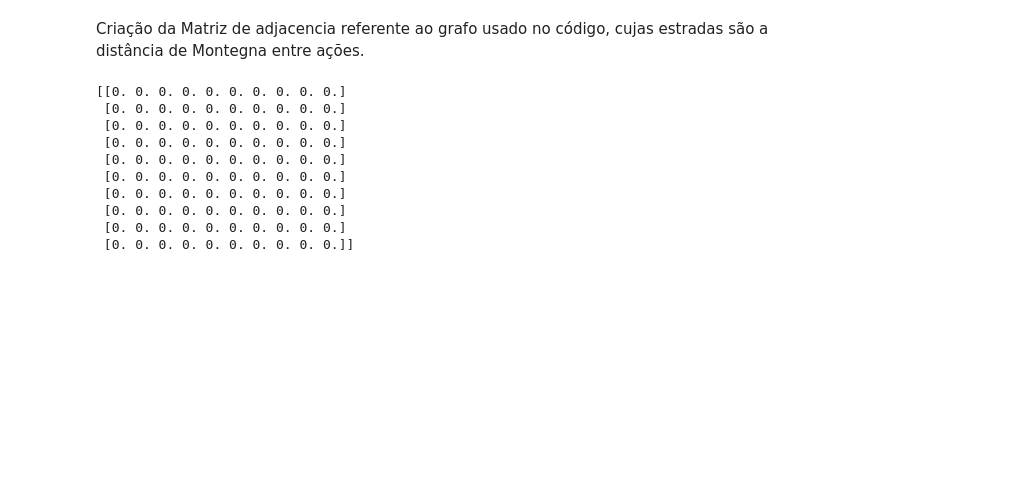
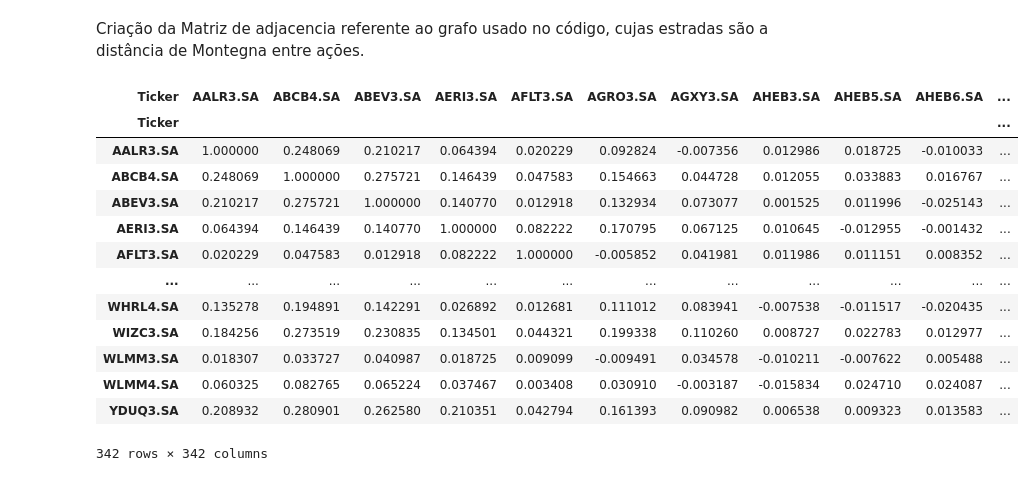
Before and after one commit to Marcos00758/Anti-crisis-stocks-using-graphs, a Jupyter notebook: Algoritimos.ipynb, the cells around one changed output. Saved outputs shown, nothing was run; the diff lists cells and outputs as text; code cells hidden in the pictures; blank space fills up the shorter version.

Commit message:
feat: matriz de pearson e mantegna

```diff
--- a/Algoritimos.ipynb
+++ b/Algoritimos.ipynb
@@ -28,16 +26,21 @@ $RAIZ4.SA: Data doesn't exist for startDate = 1199152800, endDate = 1767236400
 # %% [markdown]
 Criação da Matriz de adjacencia referente ao grafo usado no código, cujas estradas são a distância de Montegna entre ações.
 # %%
-matriz_inicio = np.zeros((10,10))
-print(matriz_inicio)
+#Criação da matriz cujas entradas são o coeficiente de pearson entre a variação logaritimica das ações não corrigidas pela inflação
+matriz_correlacoes = variacao_logaritma["Close"].corr(method="pearson")
+matriz_correlacoes
 # %% [output]
+| Ticker | AALR3.SA | ABCB4.SA | ABEV3.SA | AERI3.SA | AFLT3.SA | AGRO3.SA | AGXY3.SA | AHEB3.SA | AHEB5.SA | AHEB6.SA | ... |
+| Ticker |  |  |  |  |  |  |  |  |  |  | ... |
+| AALR3.SA | 1.000000 | 0.248069 | 0.210217 | 0.064394 | 0.020229 | 0.092824 | -0.007356 | 0.012986 | 0.018725 | -0.010033 | ... |
+| ABCB4.SA | 0.248069 | 1.000000 | 0.275721 | 0.146439 | 0.047583 | 0.154663 | 0.044728 | 0.012055 | 0.033883 | 0.016767 | ... |
+| ABEV3.SA | 0.210217 | 0.275721 | 1.000000 | 0.140770 | 0.012918 | 0.132934 | 0.073077 | 0.001525 | 0.011996 | -0.025143 | ... |
+| AERI3.SA | 0.064394 | 0.146439 | 0.140770 | 1.000000 | 0.082222 | 0.170795 | 0.067125 | 0.010645 | -0.012955 | -0.001432 | ... |
+| AFLT3.SA | 0.020229 | 0.047583 | 0.012918 | 0.082222 | 1.000000 | -0.005852 | 0.041981 | 0.011986 | 0.011151 | 0.008352 | ... |
+| ... | ... | ... | ... | ... | ... | ... | ... | ... | ... | ... | ... |
+| WHRL4.SA | 0.135278 | 0.194891 | 0.142291 | 0.026892 | 0.012681 | 0.111012 | 0.083941 | -0.007538 | -0.011517 | -0.020435 | ... |
+| WIZC3.SA | 0.184256 | 0.273519 | 0.230835 | 0.134501 | 0.044321 | 0.199338 | 0.110260 | 0.008727 | 0.022783 | 0.012977 | ... |
+| WLMM3.SA | 0.018307 | 0.033727 | 0.040987 | 0.018725 | 0.009099 | -0.009491 | 0.034578 | -0.010211 | -0.007622 | 0.005488 | ... |
+| WLMM4.SA | 0.060325 | 0.082765 | 0.065224 | 0.037467 | 0.003408 | 0.030910 | -0.003187 | -0.015834 | 0.024710 | 0.024087 | ... |
+| YDUQ3.SA | 0.208932 | 0.280901 | 0.262580 | 0.210351 | 0.042794 | 0.161393 | 0.090982 | 0.006538 | 0.009323 | 0.013583 | ... |
-[[0. 0. 0. 0. 0. 0. 0. 0. 0. 0.]
- [0. 0. 0. 0. 0. 0. 0. 0. 0. 0.]
- [0. 0. 0. 0. 0. 0. 0. 0. 0. 0.]
- [0. 0. 0. 0. 0. 0. 0. 0. 0. 0.]
- [0. 0. 0. 0. 0. 0. 0. 0. 0. 0.]
- [0. 0. 0. 0. 0. 0. 0. 0. 0. 0.]
- [0. 0. 0. 0. 0. 0. 0. 0. 0. 0.]
- [0. 0. 0. 0. 0. 0. 0. 0. 0. 0.]
- [0. 0. 0. 0. 0. 0. 0. 0. 0. 0.]
- [0. 0. 0. 0. 0. 0. 0. 0. 0. 0.]]
+342 rows × 342 columns
```
Also changed, not shown: parts of 8 cells of this notebook, 1 other file.
